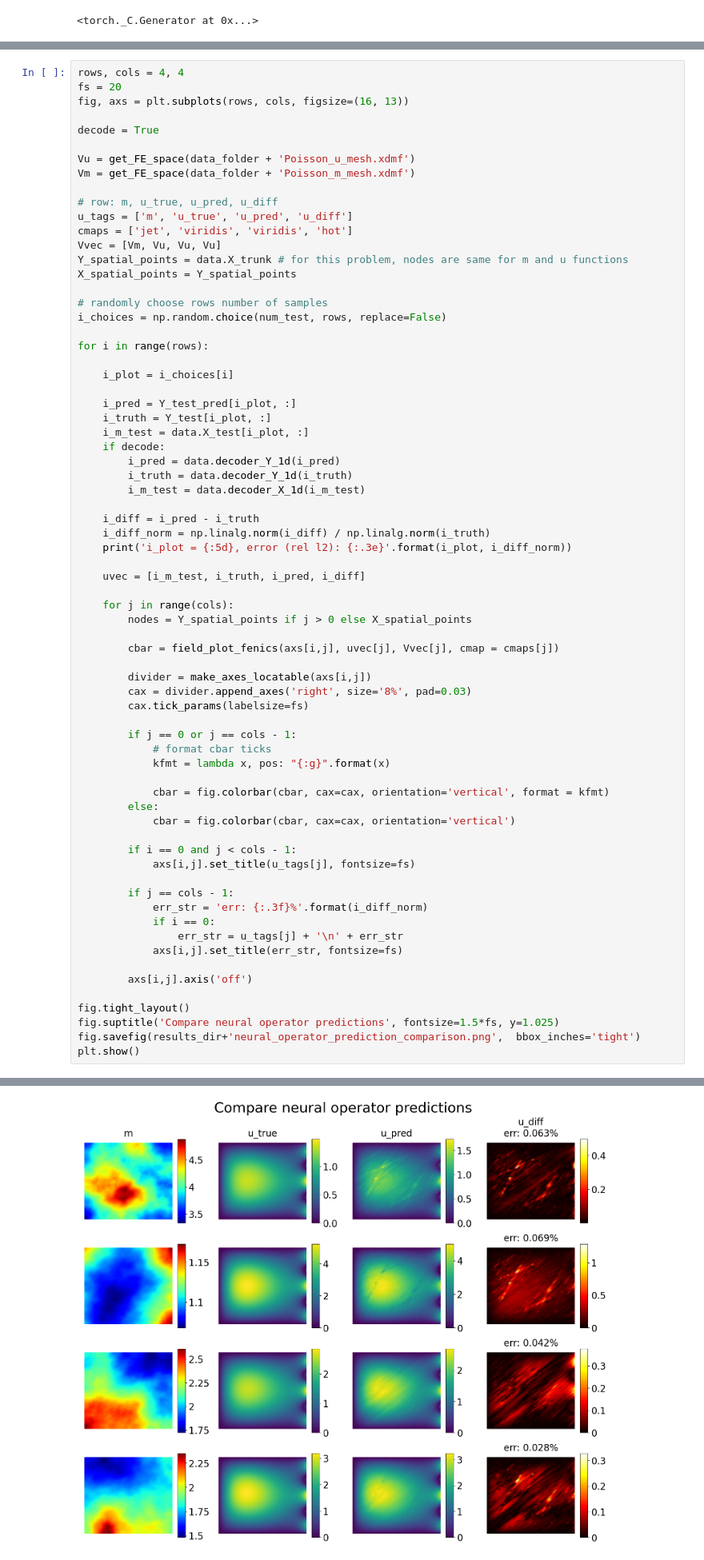
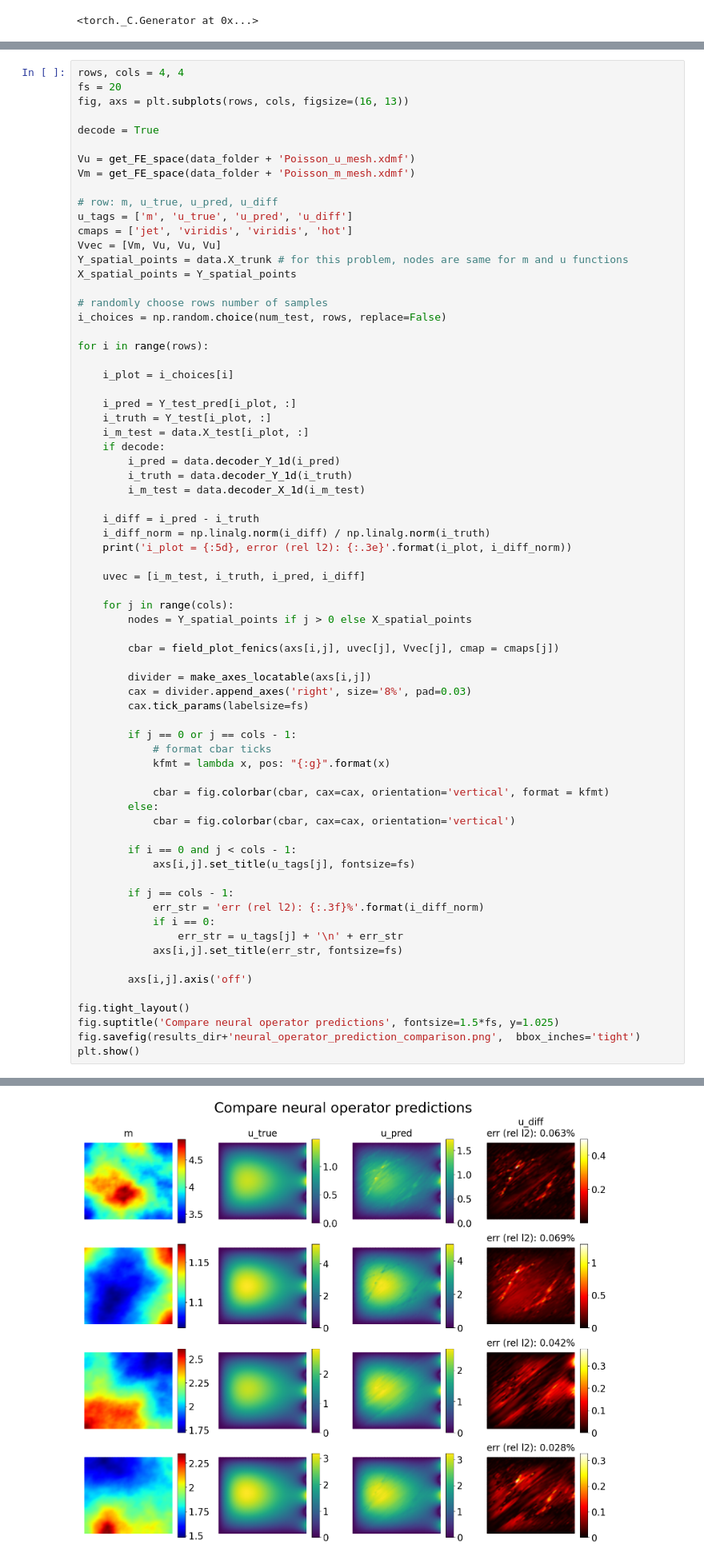
Before and after one commit to CEADpx/neural_operators, a Jupyter notebook: problems/poisson/DeepONet/method2.ipynb, the cells around one changed output, grey strips where cells are left out. Shown at 80% size. Saved outputs shown, nothing was run; the diff lists cells and outputs as text.

```diff
--- a/problems/poisson/DeepONet/method2.ipynb
+++ b/problems/poisson/DeepONet/method2.ipynb
@@ -509,32 +509,32 @@ for i in range(rows):
         cax = divider.append_axes('right', size='8%', pad=0.03)
         cax.tick_params(labelsize=fs)
 
         if j == 0 or j == cols - 1:
             # format cbar ticks
             kfmt = lambda x, pos: "{:g}".format(x)
 
             cbar = fig.colorbar(cbar, cax=cax, orientation='vertical', format = kfmt)
         else:
             cbar = fig.colorbar(cbar, cax=cax, orientation='vertical')
 
         if i == 0 and j < cols - 1:
             axs[i,j].set_title(u_tags[j], fontsize=fs)
 
         if j == cols - 1:
-            err_str = 'err: {:.3f}%'.format(i_diff_norm)
+            err_str = 'err (rel l2): {:.3f}%'.format(i_diff_norm)
             if i == 0:
                 err_str = u_tags[j] + '\n' + err_str
             axs[i,j].set_title(err_str, fontsize=fs)
 
         axs[i,j].axis('off')
 
 fig.tight_layout()
 fig.suptitle('Compare neural operator predictions', fontsize=1.5*fs, y=1.025)
 fig.savefig(results_dir+'neural_operator_prediction_comparison.png',  bbox_inches='tight')
 plt.show()
 # %% [output]
 i_plot =    26, error (rel l2): 6.321e-02
 i_plot =    86, error (rel l2): 6.908e-02
 i_plot =     2, error (rel l2): 4.198e-02
 i_plot =    55, error (rel l2): 2.755e-02
-[figure, old version]
+[figure, new version]
```
Also changed, not shown: parts of 4 cells of this notebook, 20 other files.
